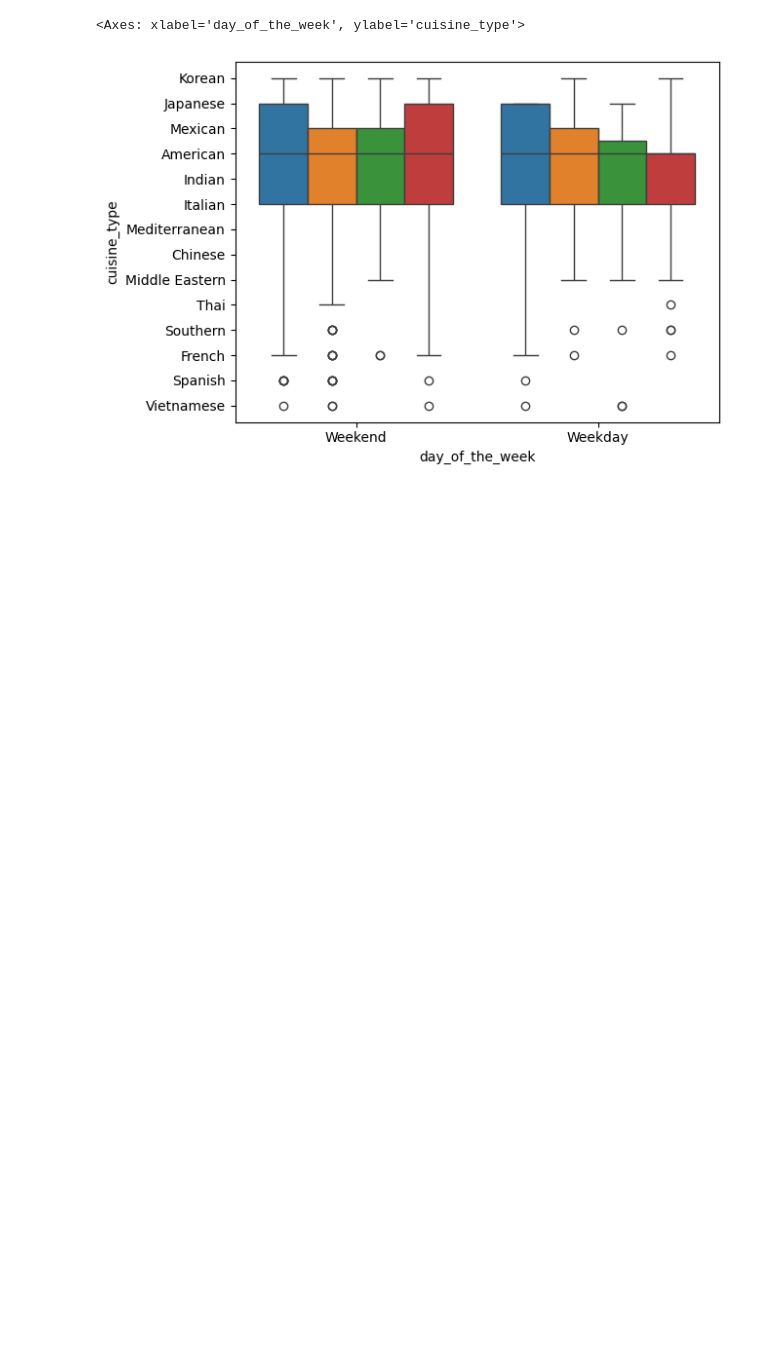
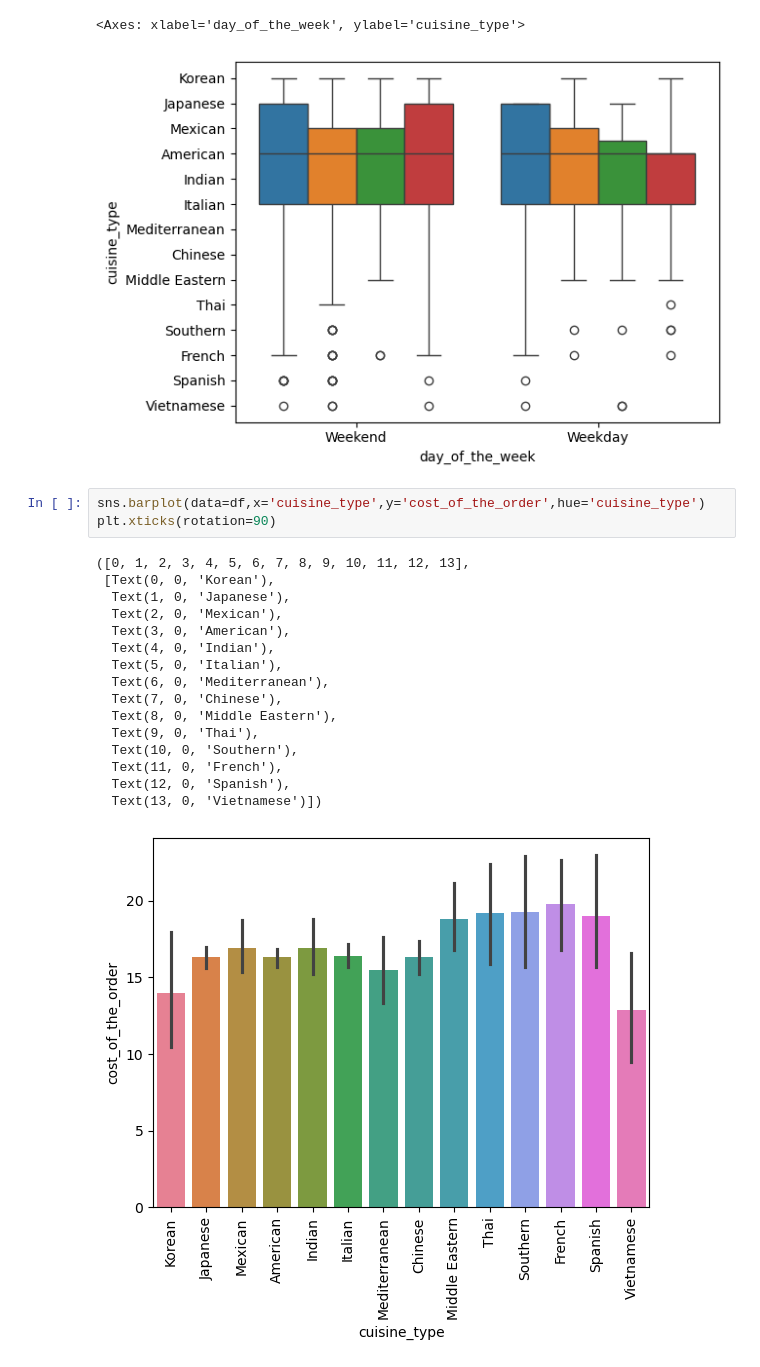
Before and after one commit to padmapriyaravi08/Data-Visualization, a Jupyter notebook: seabornEg.ipynb, the cells around one changed output. Saved outputs shown, nothing was run; the diff lists cells and outputs as text; blank space fills up the shorter version.

```diff
--- a/seabornEg.ipynb
+++ b/seabornEg.ipynb
@@ -144,3 +144,23 @@ sns.boxplot(data=df,x='day_of_the_week',y='cuisine_type',hue='rating',legend=Fal
 # %% [output]
 <Axes: xlabel='day_of_the_week', ylabel='cuisine_type'>
 [figure]
+# %%
+sns.barplot(data=df,x='cuisine_type',y='cost_of_the_order',hue='cuisine_type')
+plt.xticks(rotation=90)
+# %% [output]
+([0, 1, 2, 3, 4, 5, 6, 7, 8, 9, 10, 11, 12, 13],
+ [Text(0, 0, 'Korean'),
+  Text(1, 0, 'Japanese'),
+  Text(2, 0, 'Mexican'),
+  Text(3, 0, 'American'),
+  Text(4, 0, 'Indian'),
+  Text(5, 0, 'Italian'),
+  Text(6, 0, 'Mediterranean'),
+  Text(7, 0, 'Chinese'),
+  Text(8, 0, 'Middle Eastern'),
+  Text(9, 0, 'Thai'),
+  Text(10, 0, 'Southern'),
+  Text(11, 0, 'French'),
+  Text(12, 0, 'Spanish'),
+  Text(13, 0, 'Vietnamese')])
+[figure, added]
```
